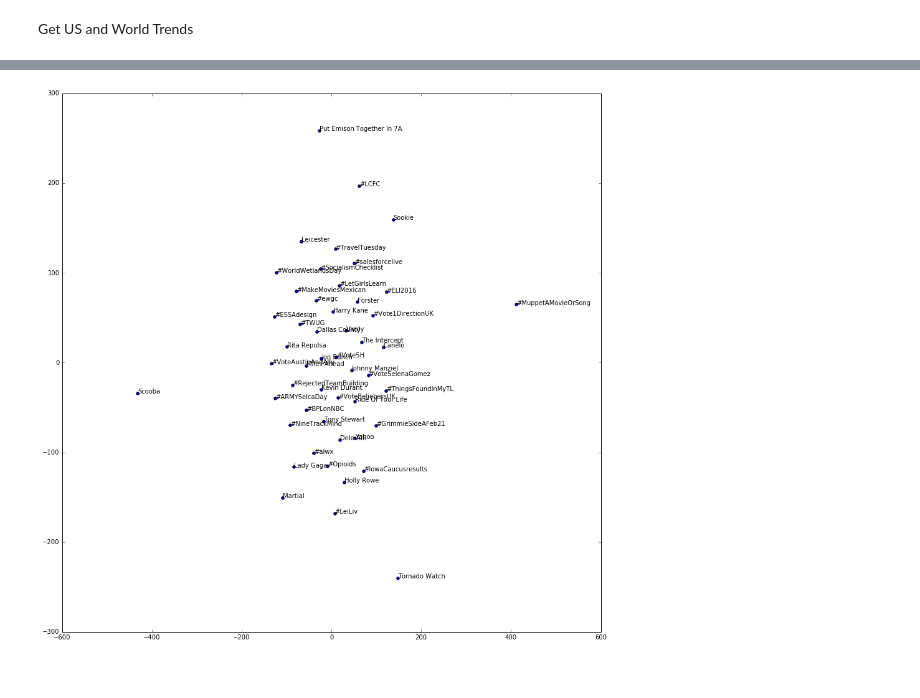
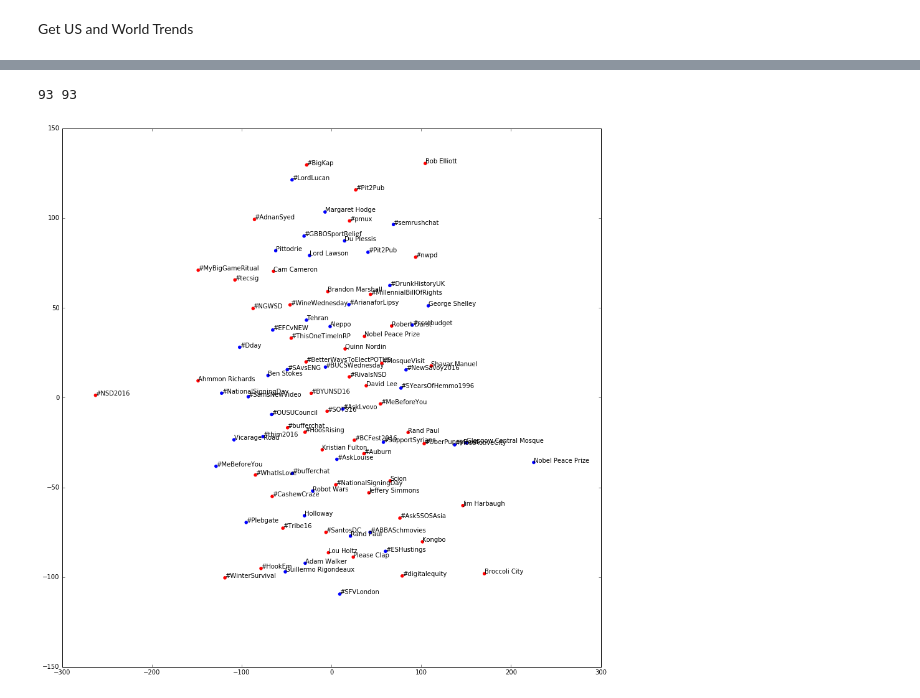
Before and after one commit to sepans/Mining-the-Social-Web-2nd-Edition, a Jupyter notebook: ipynb/TrendTextProcessing.ipynb, the cells around one changed output, grey strips where cells are left out. Saved outputs shown, nothing was run; the diff lists cells and outputs as text; code cells hidden in the pictures.

```diff
--- a/ipynb/TrendTextProcessing.ipynb
+++ b/ipynb/TrendTextProcessing.ipynb
@@ -94,23 +121,24 @@ from urllib import unquote
 # and is used throughout the remainder of this chapter.
 
 #queries = list(common_trends)
-queries = list(us_trends_set)
 
 
-count = 100
+
+count = 500
 
 trend_tweets = {}
 
 # See https://dev.twitter.com/docs/api/1.1/get/search/tweets
 
 for q in queries:
+    print "fetching {}".format(q)
 
     search_results = twitter_api.search.tweets(q=q, count=count)
 
     statuses = search_results['statuses']
 
 
-    numberOfTweets = 500
+    numberOfTweets = 100
     fetchIterations = numberOfTweets/count
 
     for _ in range(fetchIterations):
@@ -175,12 +209,23 @@ print json.dumps(trend_tweets[queries[0]][0], indent=1)
 import itertools
 
 concatinatedText = {}
+noUrlText = {}
+
+urlRegEx = "http[s]?://(?:[a-zA-Z]|[0-9]|[$-_@.&+]|[!*\(\),]|(?:%[0-9a-fA-F][0-9a-fA-F]))+"
+noUrl = re.sub(urlRegEx, '', tweetText)
+
 
 for trend in trend_tweets.keys():
     tweet_list = trend_tweets[trend]
     #print tweet_list[0]
-    concatinatedText[trend] = ''.join([ status['text']
+    #only english tweets
+    concatinatedText[trend] = ''.join([ status['text'] if status['lang']=='en' else ''
                                 for status in tweet_list])
 
+    noUrlText[trend] = ''.join([ re.sub(urlRegEx, '', status['text']) if status['lang']=='en' else ''
+                                for status in tweet_list])
+
+
 print len(trend_tweets.keys())
+#print concatinatedText['#SocialismChecklist']
 # %% [output]
@@ -190,8 +235,14 @@ from sklearn.feature_extraction.text import CountVectorizer,TfidfVectorizer
 vectorizer = TfidfVectorizer(min_df=2, stop_words = 'english',\
 strip_accents = 'unicode', lowercase=True, ngram_range=(1,2),\
 norm='l2', smooth_idf=True, sublinear_tf=False, use_idf=True)
-X = vectorizer.fit_transform(concatinatedText.values())
-D = -(X * X.T).todense()
+# X is a sparce martrix. each row containes the tfidfs for a trend.
+X = vectorizer.fit_transform(noUrlText.values())
+D = -(X * X.T).todense() # dot products
+XX = X.todense()
 #print D
-print len(D)
+print XX # dense matrix
+
+countVectorizer = CountVectorizer(stop_words = 'english',\
+strip_accents = 'unicode', lowercase=True)
+CX = countVectorizer.fit_transform(noUrlText.values())
 # %% [output]
@@ -207,8 +282,7 @@ print top_features
 # %%
-import numpy as np
 from sklearn.manifold import TSNE
 model = TSNE(n_components=2, random_state=0)
 np.set_printoptions(suppress=True)
-coords = model.fit_transform(D)
+coords = model.fit_transform(XX)
 print coords
 # %% [output]
@@ -261,14 +311,20 @@ print vis_x
 # %%
 import matplotlib.pyplot as plt
 
-plt.scatter(vis_x, vis_y)
+color = ['#FF0000'] * 50 + ['#0000FF'] * len(list(trends_subtract))
+
+
+print len(vis_x), len(color)
+
+plt.scatter(vis_x, vis_y, color=color)
 
 for i, txt in enumerate(queries):
-    plt.annotate(txt, (vis_x[i],vis_y[i]))
+    if i<len(vis_x): plt.annotate(txt, (vis_x[i],vis_y[i]))
 
 fig = plt.gcf()
 fig.set_size_inches(15.5, 15.5)
 
 plt.show()
 # %% [output]
+93 93
-[figure, old version]
+[figure, new version]
```
Also changed, not shown: parts of 14 cells of this notebook.
